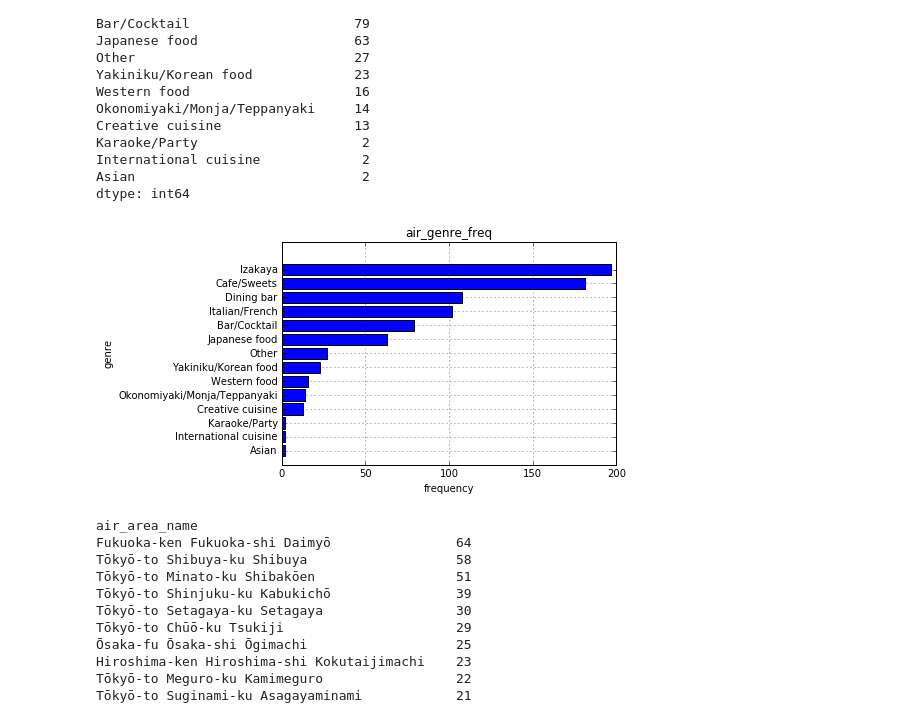
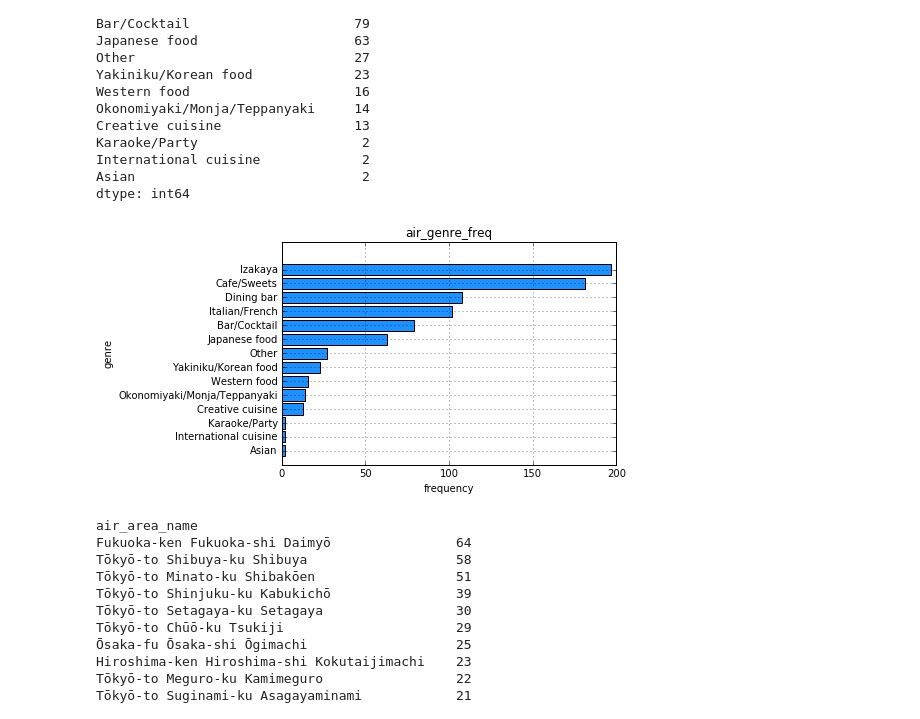
Before and after one commit to selectfromwhere/Restaurant_Visitor_Forecasting, a Jupyter notebook: check_data.ipynb, the cells around one changed output. Cells and saved outputs as stored; diff of their text form; code cells hidden in the pictures.

```diff
--- a/check_data.ipynb
+++ b/check_data.ipynb
@@ -163,13 +199,13 @@ Asian                             2
 dtype: int64
 # %%
 df2_air_genre_name = df2.groupby('air_genre_name').size().sort_values()
-plt.barh(np.arange(1,15), df2_air_genre_name.values, tick_label=df2_air_genre_name.index, align="center")
+plt.barh(np.arange(1,15), df2_air_genre_name.values, tick_label=df2_air_genre_name.index, align="center", color='dodgerblue')
 plt.title("air_genre_freq")
 plt.xlabel("frequency")
 plt.ylabel("genre")
 plt.grid(True)
 # %% [output]
-[figure, old version]
+[figure, new version]
 # %%
 # エリアの内訳と頻度
 df2.groupby('air_area_name').size().sort_values(ascending=False).head(15)
```
Also changed, not shown: parts of 11 cells of this notebook.
